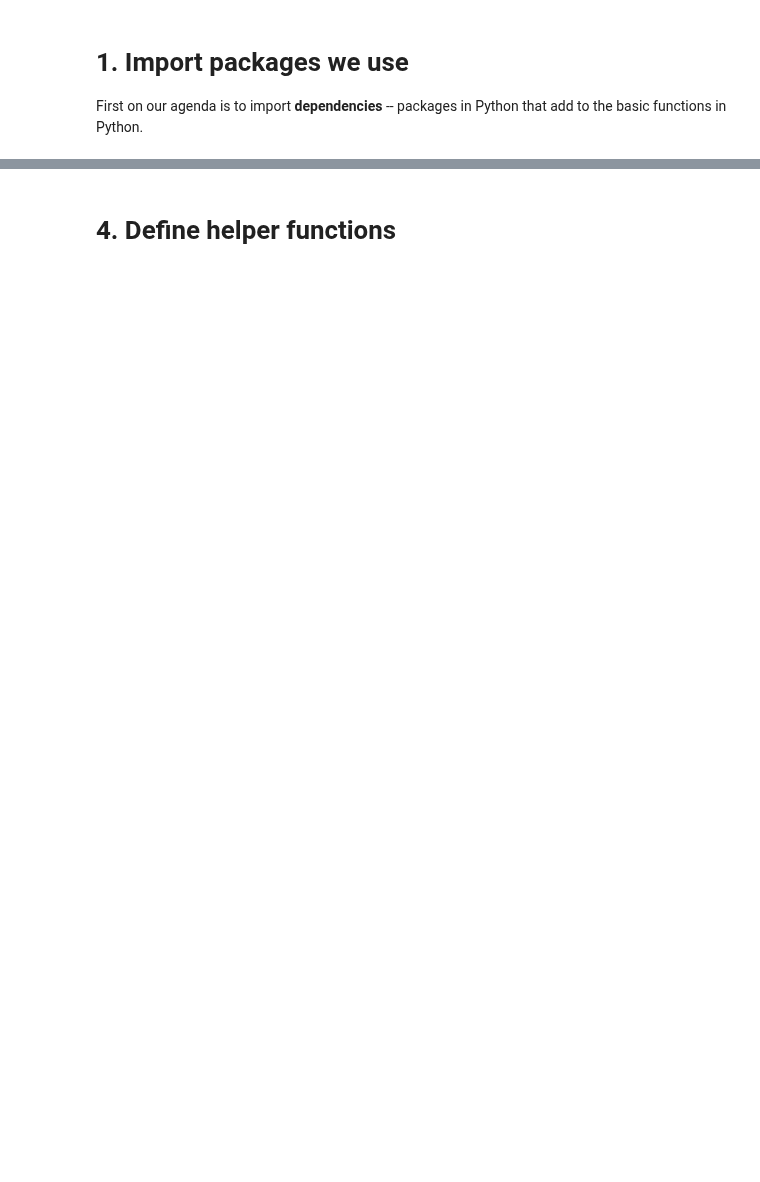
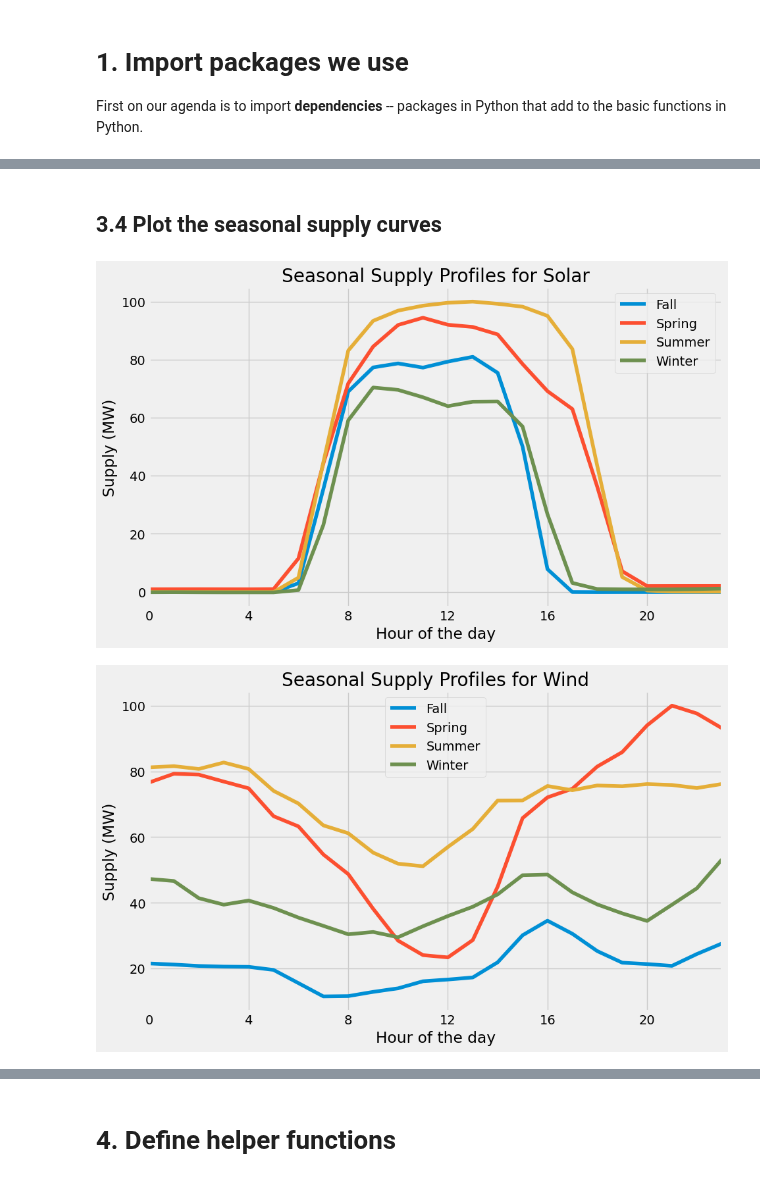
Before and after one commit to ds-modules/EEP-147-SP24, a Jupyter notebook: ESG-Analysis/ESG_CapacityExpansion_v2025.1.ipynb, the cells around one changed output, grey strips where cells are left out. Saved outputs shown, nothing was run; the diff lists cells and outputs as text; code cells hidden in the pictures; blank space fills up the shorter version.

```diff
--- a/ESG-Analysis/ESG_CapacityExpansion_v2025.1.ipynb
+++ b/ESG-Analysis/ESG_CapacityExpansion_v2025.1.ipynb
@@ -154,0 +203,18 @@ def get_bids(section):
+# %% [markdown]
+## 3.4 Plot the seasonal supply curves
+# %%
+for tech in ['solar', 'wind']:
+    fig, ax = plt.subplots()
+    for season in SUPPLY.season.unique():
+        SUPPLY[SUPPLY.season == season].plot(x='hour', y=f'{tech}_supply', ax=ax, label=season)
+    plt.title(f'Seasonal Supply Profiles for {tech.capitalize()}')
+    plt.xlabel('Hour of the day')
+    plt.ylabel('Supply (MW)')
+    # X min 0
+    plt.xlim(0, 23)
+    # x ticks every 4 hours
+    plt.xticks(np.arange(0, 24, 4))
+    plt.show()
+# %% [output]
+[figure, added]
+[figure, added]
```
Also changed, not shown: parts of 137 cells of this notebook.
